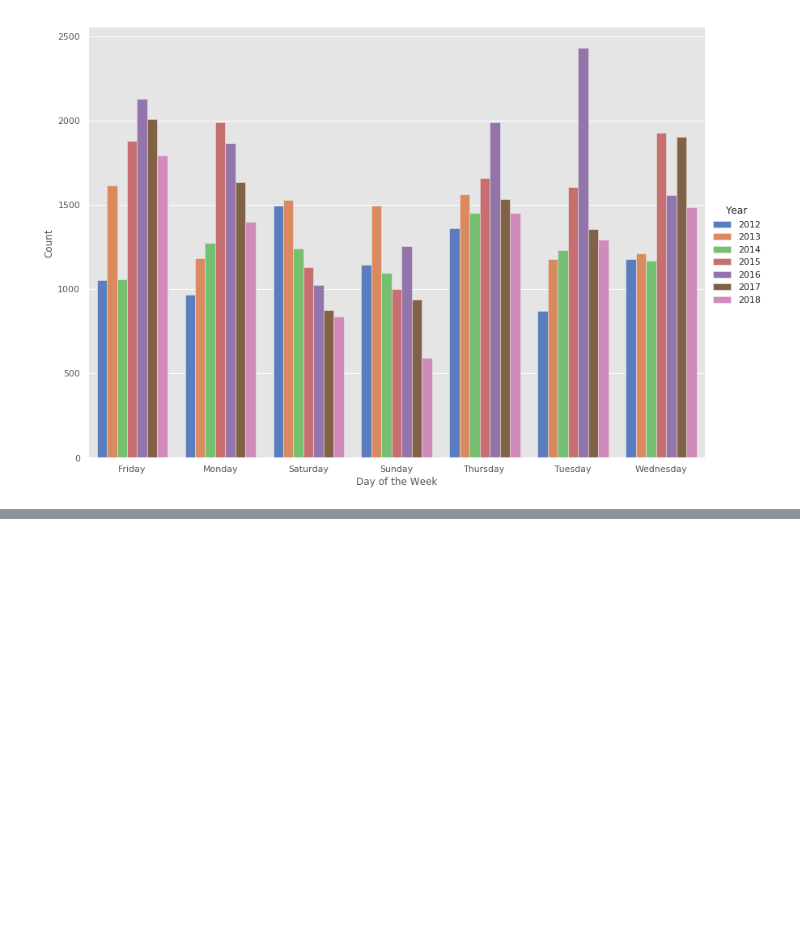
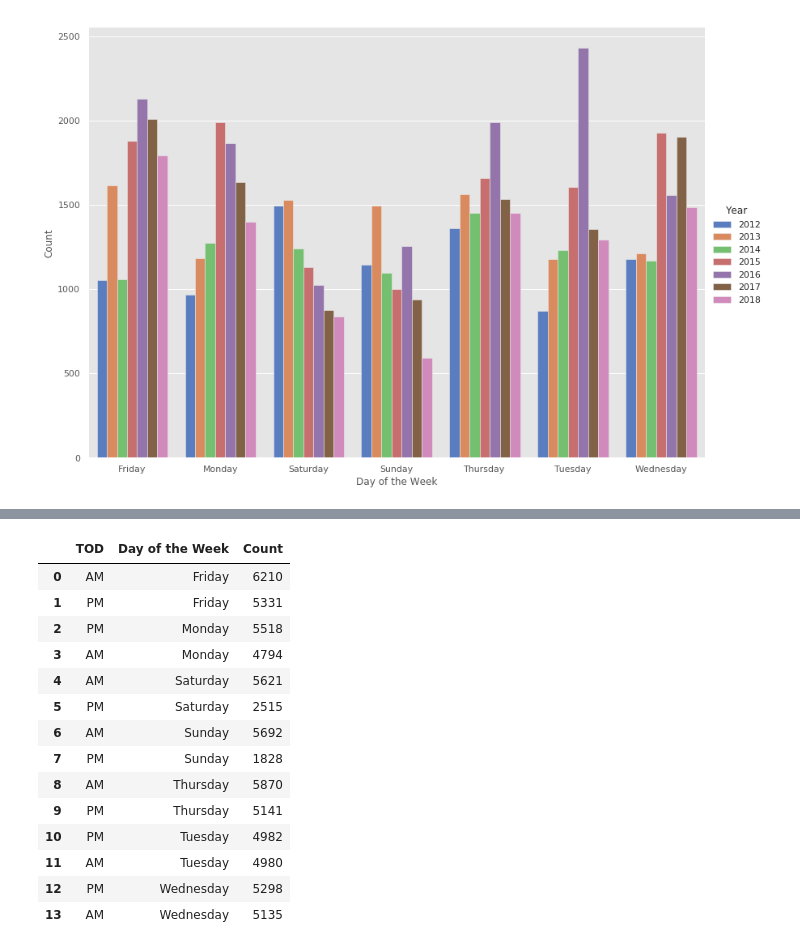
Before and after one commit to pabloarshid/playingwithlastfmdata, a Jupyter notebook: Untitled.ipynb, the cells around one changed output, grey strips where cells are left out. Saved outputs shown, nothing was run; the diff lists cells and outputs as text; code cells hidden in the pictures; blank space fills up the shorter version.

```diff
--- a/Untitled.ipynb
+++ b/Untitled.ipynb
@@ -181,0 +195,18 @@ sns.catplot("Day of the Week","Count", "Year", data=dotw, kind="bar", palette="m
+# %%
+doampm
+# %% [output]
+|  | TOD | Day of the Week | Count |
+| 0 | AM | Friday | 6210 |
+| 1 | PM | Friday | 5331 |
+| 2 | PM | Monday | 5518 |
+| 3 | AM | Monday | 4794 |
+| 4 | AM | Saturday | 5621 |
+| 5 | PM | Saturday | 2515 |
+| 6 | AM | Sunday | 5692 |
+| 7 | PM | Sunday | 1828 |
+| 8 | AM | Thursday | 5870 |
+| 9 | PM | Thursday | 5141 |
+| 10 | PM | Tuesday | 4982 |
+| 11 | AM | Tuesday | 4980 |
+| 12 | PM | Wednesday | 5298 |
+| 13 | AM | Wednesday | 5135 |
```
Also changed, not shown: parts of 3 cells of this notebook, 3 other files.
